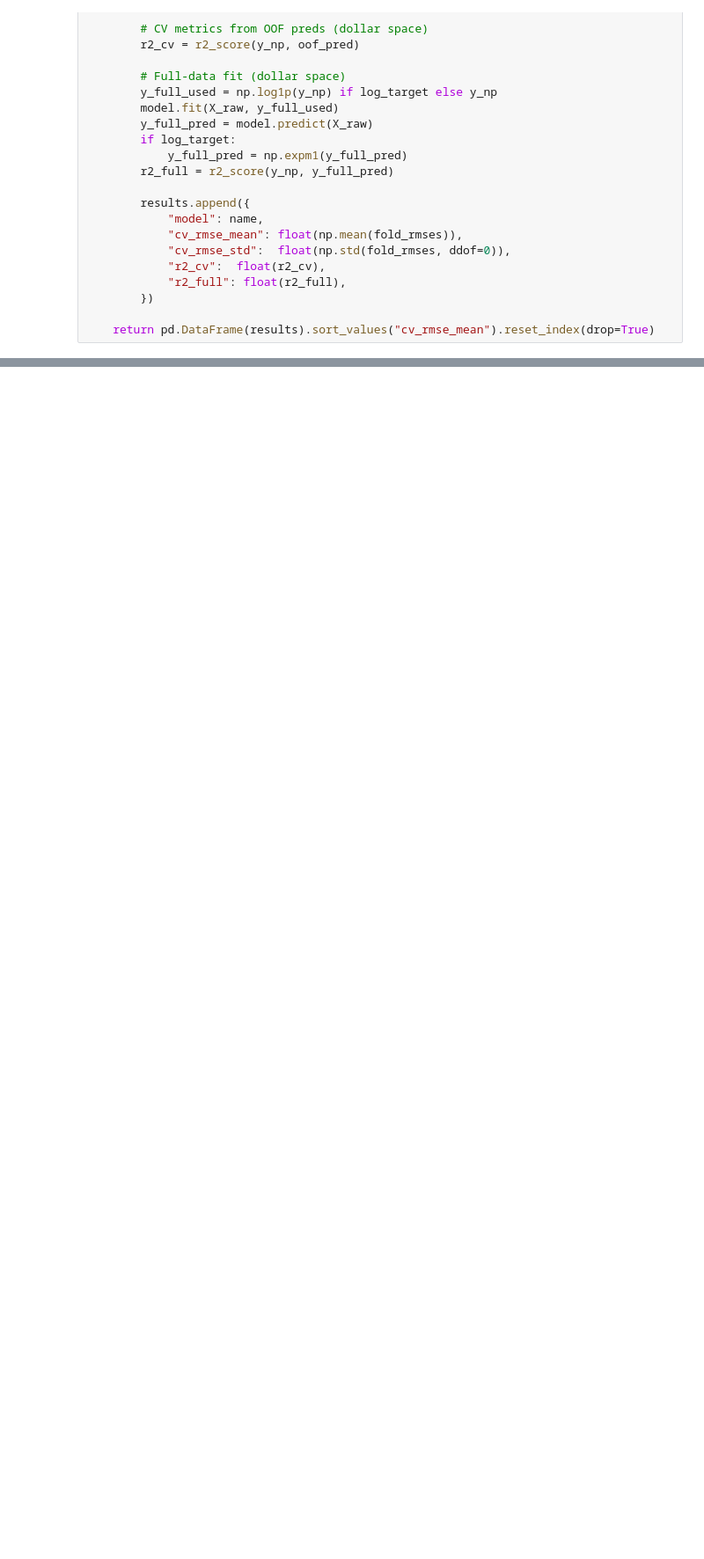
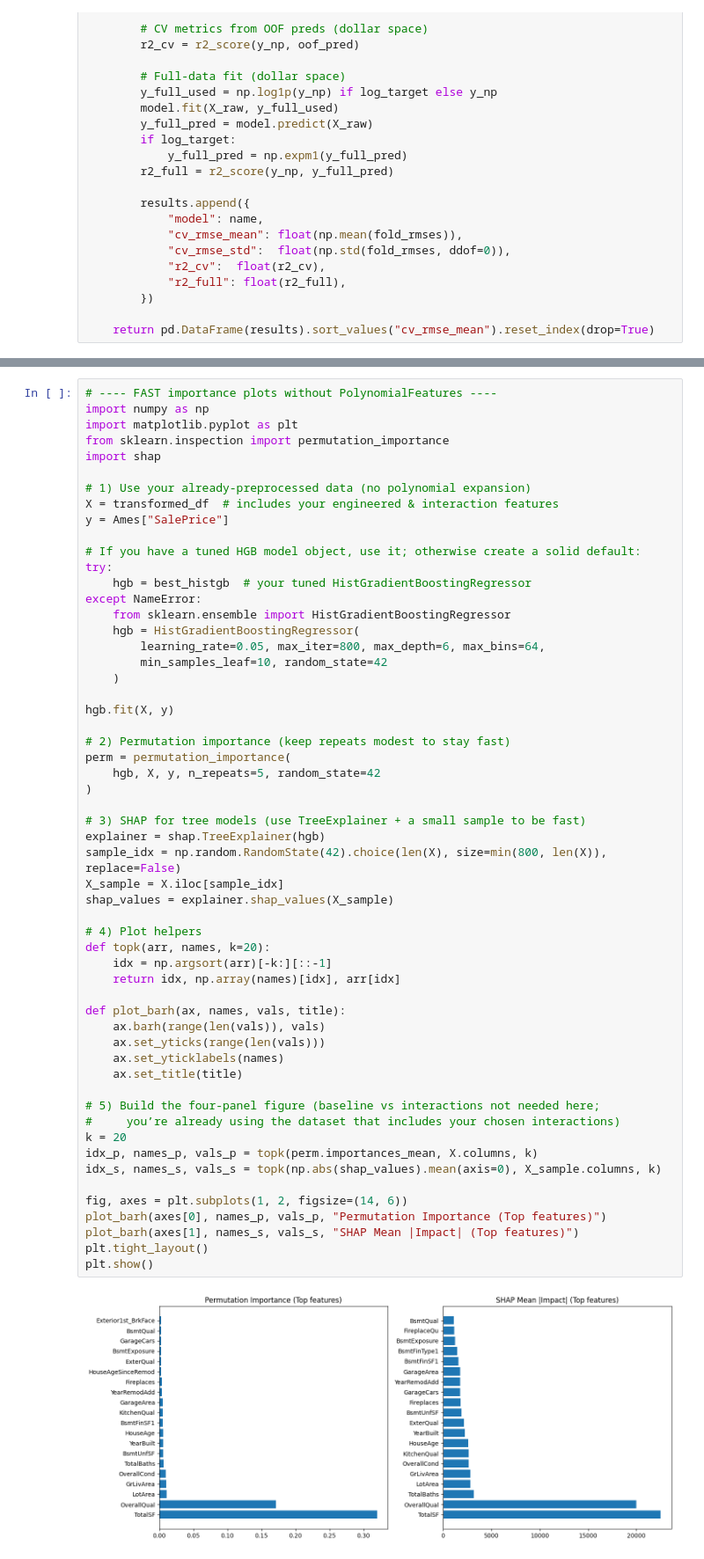
Before and after one commit to asilbert/MLProject, a Jupyter notebook: MLProject.ipynb, the cells around one changed output, grey strips where cells are left out. Shown at 88% size. Cells and saved outputs as stored; diff of their text form; blank space fills up the shorter version.

Commit message:
Progress with Non-linear models

```diff
--- a/MLProject.ipynb
+++ b/MLProject.ipynb
@@ -1579,0 +1870,58 @@ Elapsed: 1.19 min
+# %%
+# ---- FAST importance plots without PolynomialFeatures ----
+import numpy as np
+import matplotlib.pyplot as plt
+from sklearn.inspection import permutation_importance
+import shap
+
+# 1) Use your already-preprocessed data (no polynomial expansion)
+X = transformed_df  # includes your engineered & interaction features
+y = Ames["SalePrice"]
+
+# If you have a tuned HGB model object, use it; otherwise create a solid default:
+try:
+    hgb = best_histgb  # your tuned HistGradientBoostingRegressor
+except NameError:
+    from sklearn.ensemble import HistGradientBoostingRegressor
+    hgb = HistGradientBoostingRegressor(
+        learning_rate=0.05, max_iter=800, max_depth=6, max_bins=64,
+        min_samples_leaf=10, random_state=42
+    )
+
+hgb.fit(X, y)
+
+# 2) Permutation importance (keep repeats modest to stay fast)
+perm = permutation_importance(
+    hgb, X, y, n_repeats=5, random_state=42
+)
+
+# 3) SHAP for tree models (use TreeExplainer + a small sample to be fast)
+explainer = shap.TreeExplainer(hgb)
+sample_idx = np.random.RandomState(42).choice(len(X), size=min(800, len(X)), replace=False)
+X_sample = X.iloc[sample_idx]
+shap_values = explainer.shap_values(X_sample)
+
+# 4) Plot helpers
+def topk(arr, names, k=20):
+    idx = np.argsort(arr)[-k:][::-1]
+    return idx, np.array(names)[idx], arr[idx]
+
+def plot_barh(ax, names, vals, title):
+    ax.barh(range(len(vals)), vals)
+    ax.set_yticks(range(len(vals)))
+    ax.set_yticklabels(names)
+    ax.set_title(title)
+
+# 5) Build the four-panel figure (baseline vs interactions not needed here;
+#     you’re already using the dataset that includes your chosen interactions)
+k = 20
+idx_p, names_p, vals_p = topk(perm.importances_mean, X.columns, k)
+idx_s, names_s, vals_s = topk(np.abs(shap_values).mean(axis=0), X_sample.columns, k)
+
+fig, axes = plt.subplots(1, 2, figsize=(14, 6))
+plot_barh(axes[0], names_p, vals_p, "Permutation Importance (Top features)")
+plot_barh(axes[1], names_s, vals_s, "SHAP Mean |Impact| (Top features)")
+plt.tight_layout()
+plt.show()
+# %% [output]
+[figure, added]
```
Also changed, not shown: parts of 27 cells of this notebook, 1 other file.
